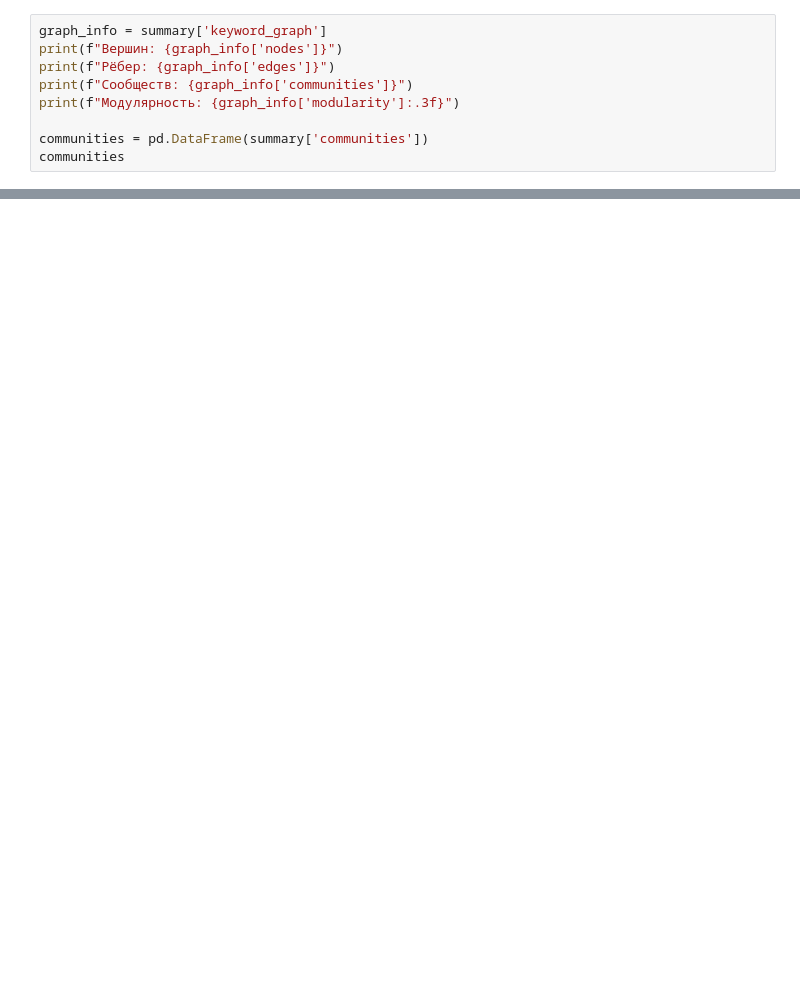
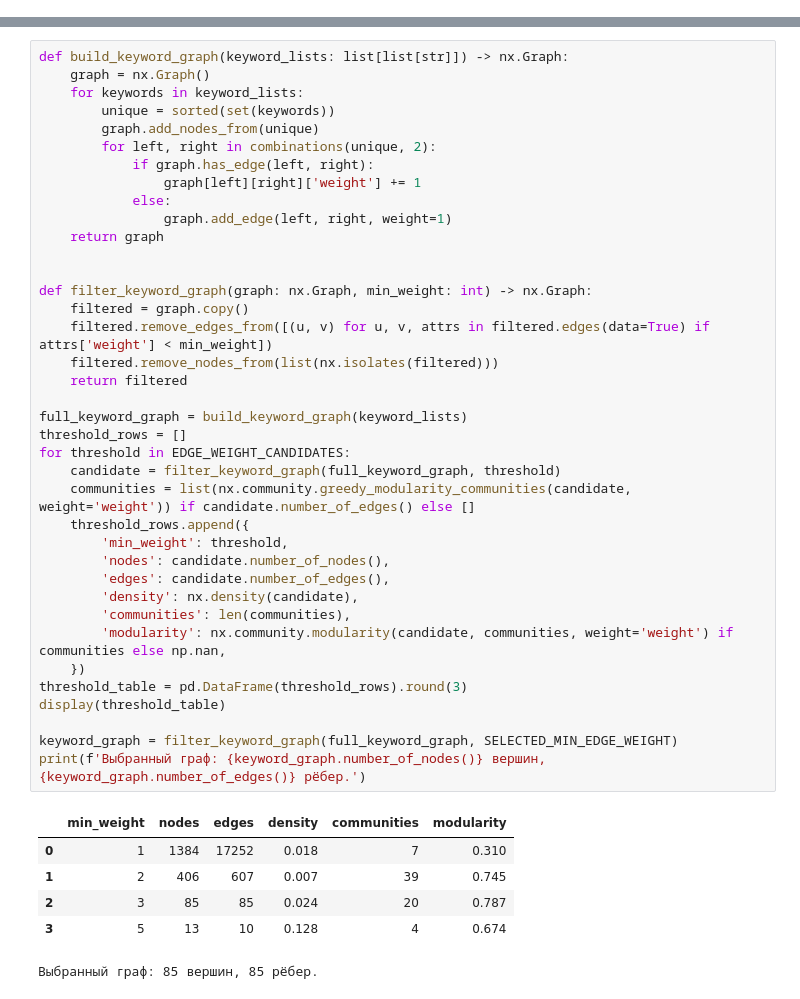
Before and after one commit to m4itmo/s7-andan-labs-reports, a Jupyter notebook: lab1_rag_graph/rag_graph_lab1.ipynb, the cells around one changed output, grey strips where cells are left out. Drawn from its saved outputs; the diff is of its cells as text; blank space fills up the shorter version.

```diff
--- a/lab1_rag_graph/rag_graph_lab1.ipynb
+++ b/lab1_rag_graph/rag_graph_lab1.ipynb
@@ -66,9 +0,0 @@ display(Image(filename='figures/zipf_law.png'))
-# %%
-graph_info = summary['keyword_graph']
-print(f"Вершин: {graph_info['nodes']}")
-print(f"Рёбер: {graph_info['edges']}")
-print(f"Сообществ: {graph_info['communities']}")
-print(f"Модулярность: {graph_info['modularity']:.3f}")
-
-communities = pd.DataFrame(summary['communities'])
-communities
@@ -137,0 +274,45 @@ D2-ScaleAgent: Dual-Dimensional Scaling for Long Document Understanding
+# %%
+def build_keyword_graph(keyword_lists: list[list[str]]) -> nx.Graph:
+    graph = nx.Graph()
+    for keywords in keyword_lists:
+        unique = sorted(set(keywords))
+        graph.add_nodes_from(unique)
+        for left, right in combinations(unique, 2):
+            if graph.has_edge(left, right):
+                graph[left][right]['weight'] += 1
+            else:
+                graph.add_edge(left, right, weight=1)
+    return graph
+
+
+def filter_keyword_graph(graph: nx.Graph, min_weight: int) -> nx.Graph:
+    filtered = graph.copy()
+    filtered.remove_edges_from([(u, v) for u, v, attrs in filtered.edges(data=True) if attrs['weight'] < min_weight])
+    filtered.remove_nodes_from(list(nx.isolates(filtered)))
+    return filtered
+
+full_keyword_graph = build_keyword_graph(keyword_lists)
+threshold_rows = []
+for threshold in EDGE_WEIGHT_CANDIDATES:
+    candidate = filter_keyword_graph(full_keyword_graph, threshold)
+    communities = list(nx.community.greedy_modularity_communities(candidate, weight='weight')) if candidate.number_of_edges() else []
+    threshold_rows.append({
+        'min_weight': threshold,
+        'nodes': candidate.number_of_nodes(),
+        'edges': candidate.number_of_edges(),
+        'density': nx.density(candidate),
+        'communities': len(communities),
+        'modularity': nx.community.modularity(candidate, communities, weight='weight') if communities else np.nan,
+    })
+threshold_table = pd.DataFrame(threshold_rows).round(3)
+display(threshold_table)
+
+keyword_graph = filter_keyword_graph(full_keyword_graph, SELECTED_MIN_EDGE_WEIGHT)
+print(f'Выбранный граф: {keyword_graph.number_of_nodes()} вершин, {keyword_graph.number_of_edges()} рёбер.')
+# %% [output]
+|  | min_weight | nodes | edges | density | communities | modularity |
+| 0 | 1 | 1384 | 17252 | 0.018 | 7 | 0.310 |
+| 1 | 2 | 406 | 607 | 0.007 | 39 | 0.745 |
+| 2 | 3 | 85 | 85 | 0.024 | 20 | 0.787 |
+| 3 | 5 | 13 | 10 | 0.128 | 4 | 0.674 |
+Выбранный граф: 85 вершин, 85 рёбер.
```
Also changed, not shown: parts of 40 cells of this notebook, 10 other files.
